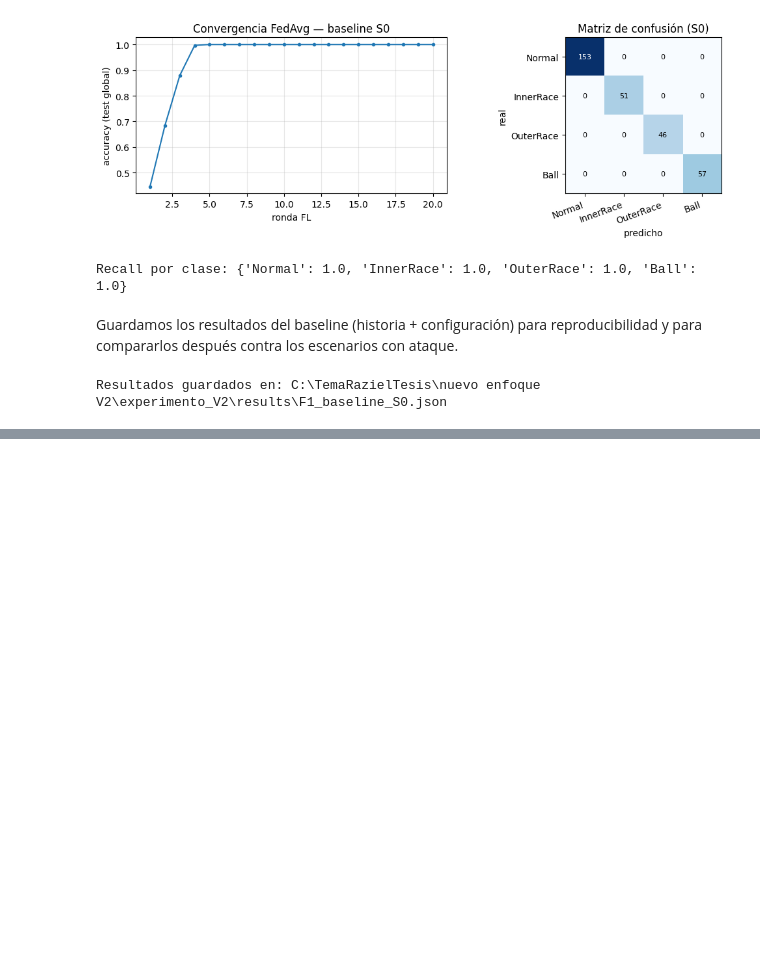
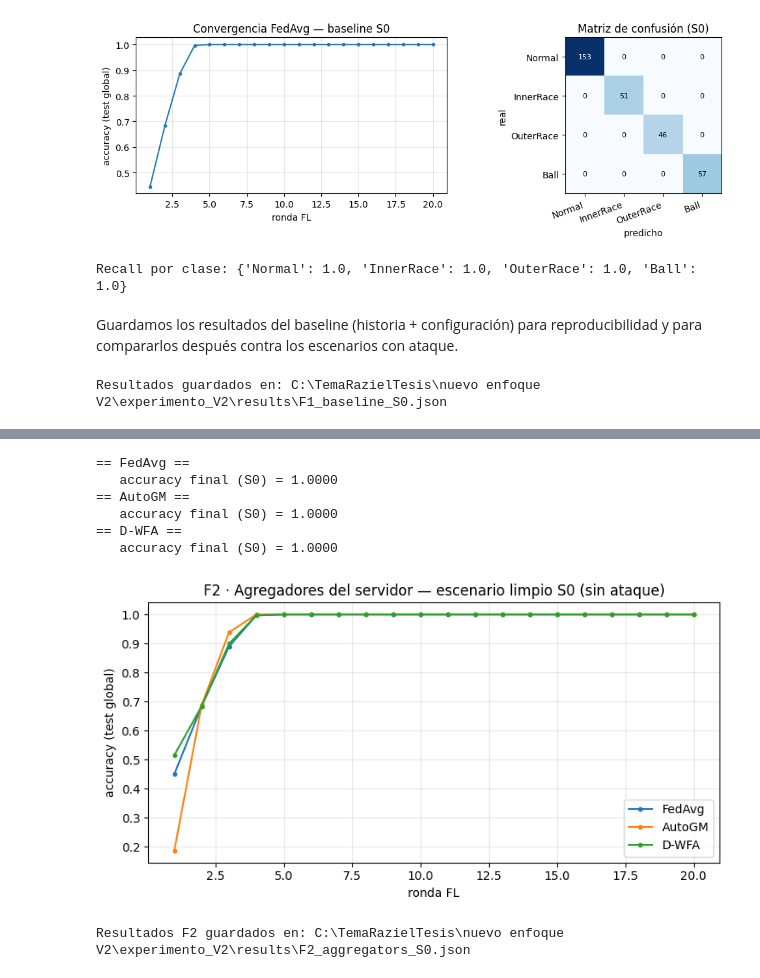
Before and after one commit to jaimelopezm-star/fl-fdd-dual-adversary, a Jupyter notebook: experimento_V2.ipynb, the cells around one changed output, grey strips where cells are left out. Drawn from its saved outputs; the diff is of its cells as text; code cells hidden in the pictures; blank space fills up the shorter version.

```diff
--- a/experimento_V2.ipynb
+++ b/experimento_V2.ipynb
@@ -328,0 +333,54 @@ Resultados guardados en: C:\TemaRazielTesis\nuevo enfoque V2\experimento_V2\resu
+# %%
+from federated.fedavg import fedavg_aggregate
+from defenses.aggregators import autogm_aggregate, dwfa_aggregate
+
+AGGS = {"FedAvg": fedavg_aggregate, "AutoGM": autogm_aggregate, "D-WFA": dwfa_aggregate}
+
+results_f2 = {}
+for name, agg in AGGS.items():
+    print(f"== {name} ==")
+    set_seed(CFG["seed"])
+    _, hist = run_fl(
+        model_fn=lambda: build_model(len(CFG["channels"]), CFG["n_classes"]),
+        client_data=client_data, test_data=(X_te, y_te),
+        rounds=CFG["rounds"], local_epochs=CFG["local_epochs"], lr=CFG["lr"],
+        batch_size=CFG["batch_size"], client_frac=CFG["client_frac"],
+        device=DEVICE, seed=CFG["seed"], n_classes=CFG["n_classes"],
+        aggregate=agg, verbose=False,
+    )
+    results_f2[name] = hist
+    print(f"   accuracy final (S0) = {hist[-1]['acc']:.4f}")
+# %% [output]
+== FedAvg ==
+   accuracy final (S0) = 1.0000
+== AutoGM ==
+   accuracy final (S0) = 1.0000
+== D-WFA ==
+   accuracy final (S0) = 1.0000
+# %%
+# comparación de convergencia de los 3 agregadores en S0
+fig, ax = plt.subplots(figsize=(7.5, 4))
+for name, hist in results_f2.items():
+    ax.plot(range(1, len(hist)+1), [h["acc"] for h in hist], marker="o", ms=3, label=name)
+ax.set_xlabel("ronda FL"); ax.set_ylabel("accuracy (test global)")
+ax.set_title("F2 · Agregadores del servidor — escenario limpio S0 (sin ataque)")
+ax.legend(); ax.grid(alpha=0.3)
+fig.tight_layout(); plt.show()
+# %% [output]
+[figure, added]
+# %%
+# guardar resultados F2 para comparación posterior (bajo ataque en F3/F4)
+f2_out = {
+    "config": CFG,
+    "scenario": "S0_clean",
+    "aggregators": {
+        name: {"final_acc": hist[-1]["acc"], "acc_history": [h["acc"] for h in hist]}
+        for name, hist in results_f2.items()
+    },
+}
+path = os.path.join(RESULTS_DIR, "F2_aggregators_S0.json")
+with open(path, "w", encoding="utf-8") as f:
+    json.dump(f2_out, f, indent=2, ensure_ascii=False)
+print("Resultados F2 guardados en:", path)
+# %% [output]
+Resultados F2 guardados en: C:\TemaRazielTesis\nuevo enfoque V2\experimento_V2\results\F2_aggregators_S0.json
```
Also changed, not shown: parts of 4 cells of this notebook, 4 other files.
